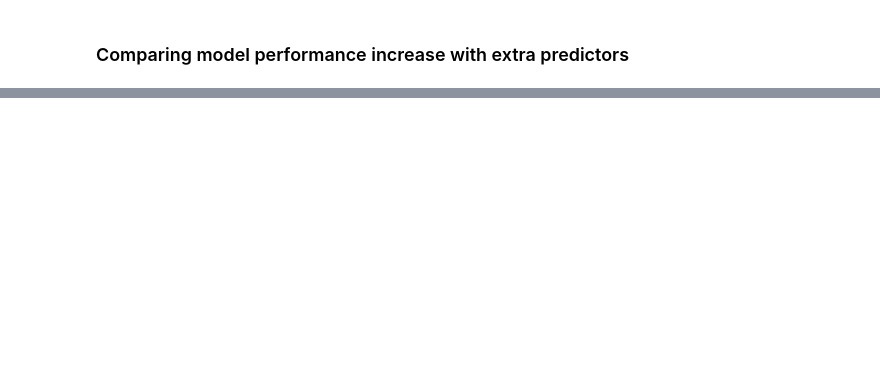
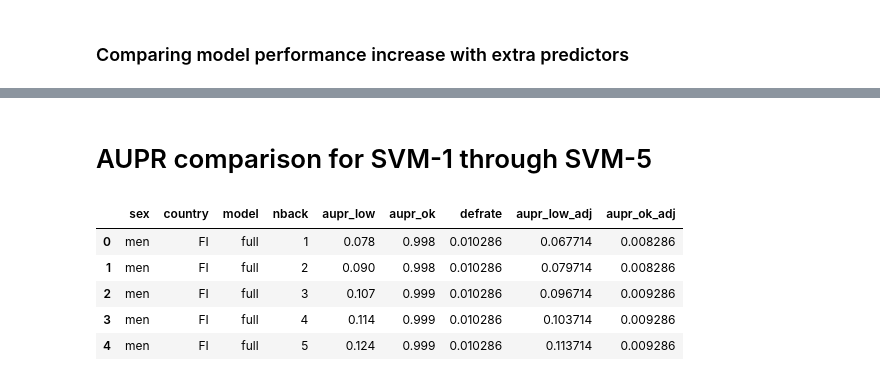
Before and after one commit to vinkenoogm/hbpred-compare, a Jupyter notebook: src/comparison.ipynb, the cells around one changed output, grey strips where cells are left out. Cells and saved outputs as stored; diff of their text form; code cells hidden in the pictures; blank space fills up the shorter version.

```diff
--- a/src/comparison.ipynb
+++ b/src/comparison.ipynb
@@ -145,0 +164,41 @@ show_conf_matrix(path_NL)
+# %% [markdown]
+# AUPR comparison for SVM-1 through SVM-5
+# %%
+def load_all_probas():
+    dfs = []
+    for country, foldersuffix in product(('FI', 'NL'), ('','_hbonly')):
+        df = load_probas(path_NL if country == 'NL' else path_FL)
+        df['country'] = country
+        dfs.append(df)
+    return pd.concat(dfs)
+# %%
+probas = load_all_probas()
+def_m_FL = 1-np.mean(probas.loc[(probas.country == 'FI') & (probas.sex == 'men') & (probas.nback == 1), 'HbOK'])
+def_f_FL = 1-np.mean(probas.loc[(probas.country == 'FI') & (probas.sex == 'women') & (probas.nback == 1), 'HbOK'])
+defs_FL = (def_m_FL, def_f_FL)
+
+def_m_NL = 1-np.mean(probas.loc[(probas.country == 'NL') & (probas.sex == 'men') & (probas.nback == 1), 'HbOK'])
+def_f_NL = 1-np.mean(probas.loc[(probas.country == 'NL') & (probas.sex == 'women') & (probas.nback == 1), 'HbOK'])
+defs_NL = (def_m_NL, def_f_NL)
+# %%
+auprs = []
+for name, group in probas.groupby(['sex', 'country', 'model', 'nback']):
+    aupr_0 = round(average_precision_score(group.HbOK, group.prob_low, pos_label=0), 3)
+    aupr_1 = round(average_precision_score(group.HbOK, group.prob_ok, pos_label=1), 3)
+    defrates = defs_FL if name[1] == 'FI' else defs_NL
+    defrate = defrates[0] if name[0] == 'men' else defrates[1]
+    ls = list(name)
+    ls.extend([aupr_0, aupr_1, defrate])
+    auprs.append(ls)
+
+auprs = pd.DataFrame(auprs, columns=['sex', 'country', 'model', 'nback', 'aupr_low', 'aupr_ok', 'defrate'])
+auprs['aupr_low_adj'] = auprs.aupr_low - auprs.defrate
+auprs['aupr_ok_adj'] = auprs.aupr_ok - (1 - auprs.defrate)
+auprs.head()
+# %% [output]
+|  | sex | country | model | nback | aupr_low | aupr_ok | defrate | aupr_low_adj | aupr_ok_adj |
+| 0 | men | FI | full | 1 | 0.078 | 0.998 | 0.010286 | 0.067714 | 0.008286 |
+| 1 | men | FI | full | 2 | 0.090 | 0.998 | 0.010286 | 0.079714 | 0.008286 |
+| 2 | men | FI | full | 3 | 0.107 | 0.999 | 0.010286 | 0.096714 | 0.009286 |
+| 3 | men | FI | full | 4 | 0.114 | 0.999 | 0.010286 | 0.103714 | 0.009286 |
+| 4 | men | FI | full | 5 | 0.124 | 0.999 | 0.010286 | 0.113714 | 0.009286 |
```
Also changed, not shown: parts of 10 cells of this notebook, 11 other files.
